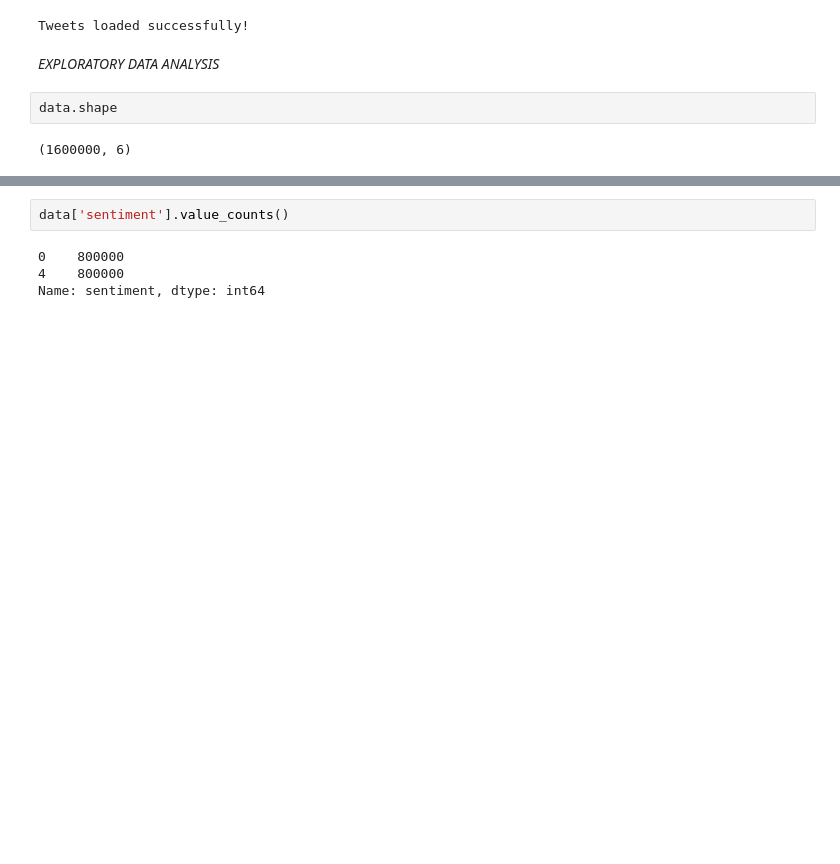
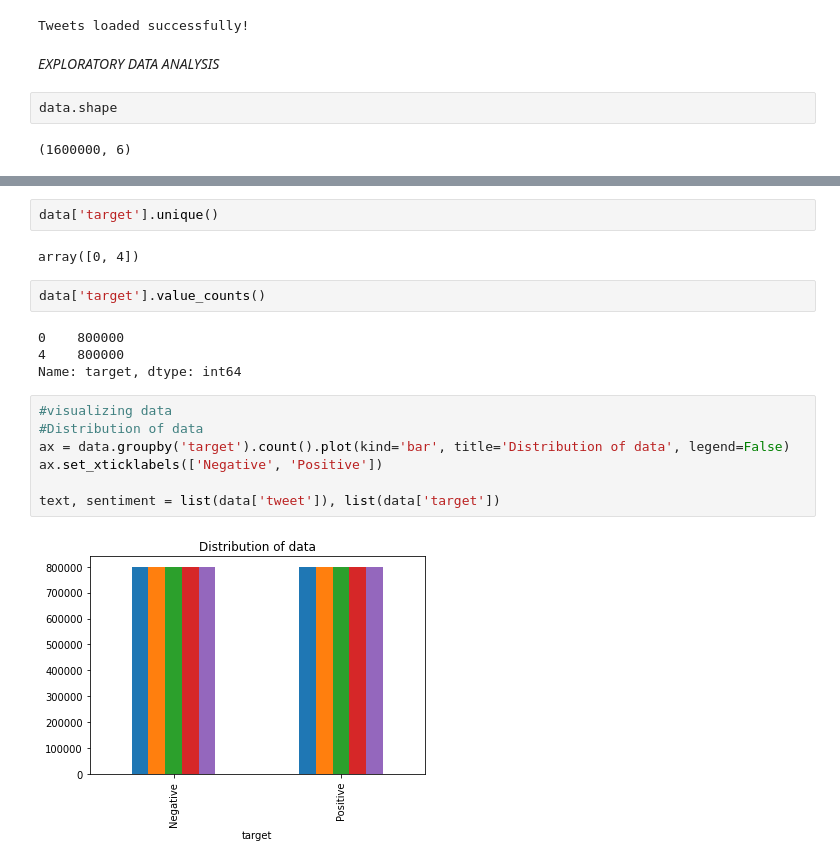
Before and after one commit to abhinav-deep/Twitter-Sentiment-Analysis, a Jupyter notebook: source.ipynb, the cells around one changed output, grey strips where cells are left out. Cells and saved outputs as stored; diff of their text form; blank space fills up the shorter version.

```diff
--- a/source.ipynb
+++ b/source.ipynb
@@ -44,6 +94,19 @@ data.describe()
+# %%
+data['target'].unique()
+# %% [output]
+array([0, 4])
 # %%
-data['sentiment'].value_counts()
+data['target'].value_counts()
 # %% [output]
 0    800000
 4    800000
-Name: sentiment, dtype: int64
+Name: target, dtype: int64
+# %%
+#visualizing data
+#Distribution of data
+ax = data.groupby('target').count().plot(kind='bar', title='Distribution of data', legend=False)
+ax.set_xticklabels(['Negative', 'Positive'])
+
+text, sentiment = list(data['tweet']), list(data['target'])
+# %% [output]
+[figure, added]
```
Also changed, not shown: parts of 34 cells of this notebook.
